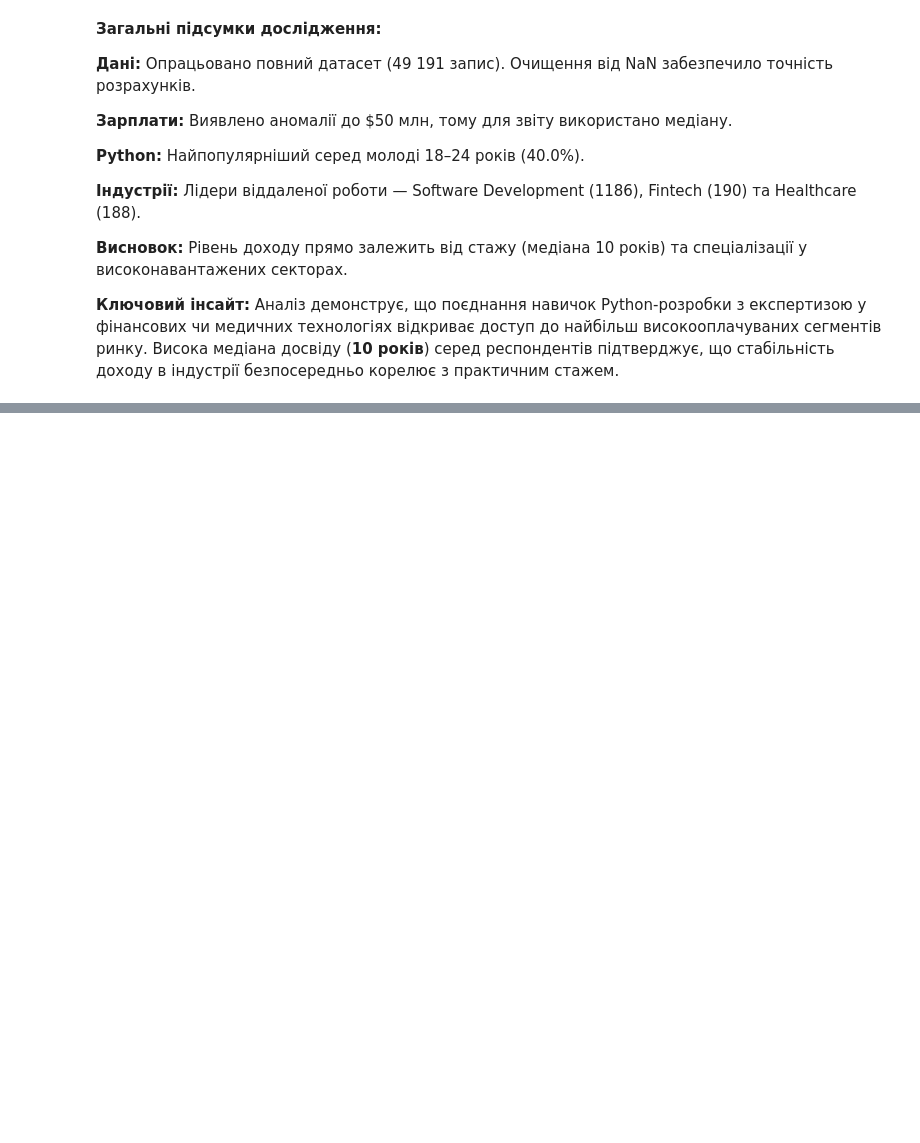
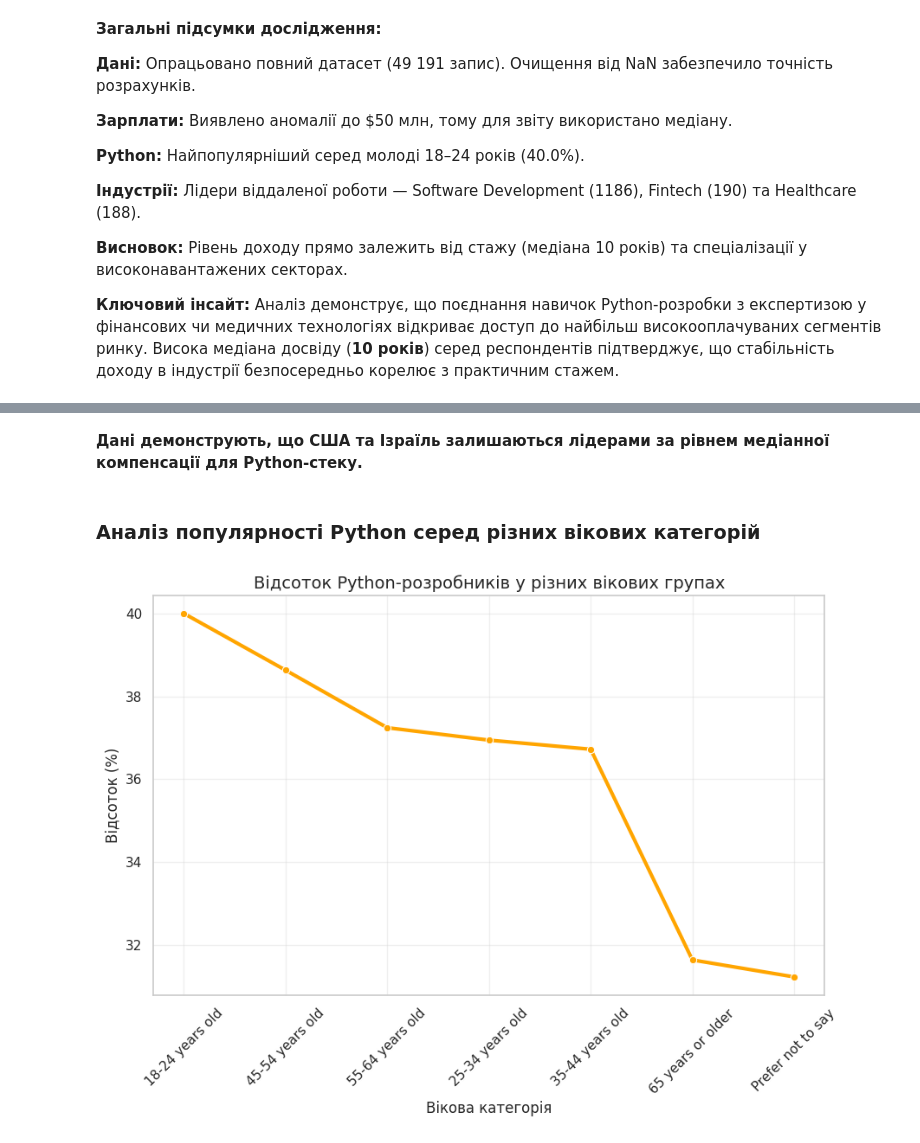
Before and after one commit to s107geo-svg/Data-Analytics-Projects, a Jupyter notebook: Salary_Trends_Analysis.ipynb, the cells around one changed output, grey strips where cells are left out. Drawn from its saved outputs; the diff is of its cells as text; code cells hidden in the pictures; blank space fills up the shorter version.

```diff
--- a/Salary_Trends_Analysis.ipynb
+++ b/Salary_Trends_Analysis.ipynb
@@ -218,0 +341,27 @@ industries_top_remote
+# %% [markdown]
+**Дані демонструють, що США та Ізраїль залишаються лідерами за рівнем медіанної компенсації для Python-стеку.**
+# %% [markdown]
+### **Аналіз популярності Python серед різних вікових категорій**
+# %%
+import matplotlib.pyplot as plt
+import seaborn as sns  # Ось тут була помилка, тепер виправлено
+
+# Створюємо копію даних і скидаємо індекс для графіку
+plot_data = age_python_stats.reset_index()
+
+plt.figure(figsize=(10, 6))
+# Малюємо графік, використовуючи правильні назви ваших колонок
+sns.lineplot(
+    x=plot_data['Вікова категорія'],
+    y=plot_data['Відсоток Python-розробників (%)'],
+    marker='o', color='orange', linewidth=3
+)
+
+plt.title('Відсоток Python-розробників у різних вікових групах', fontsize=14)
+plt.ylabel('Відсоток (%)')
+plt.xlabel('Вікова категорія')
+plt.xticks(rotation=45)
+plt.grid(True, alpha=0.3)
+plt.show()
+# %% [output]
+[figure, added]
```
Also changed, not shown: parts of 20 cells of this notebook.
